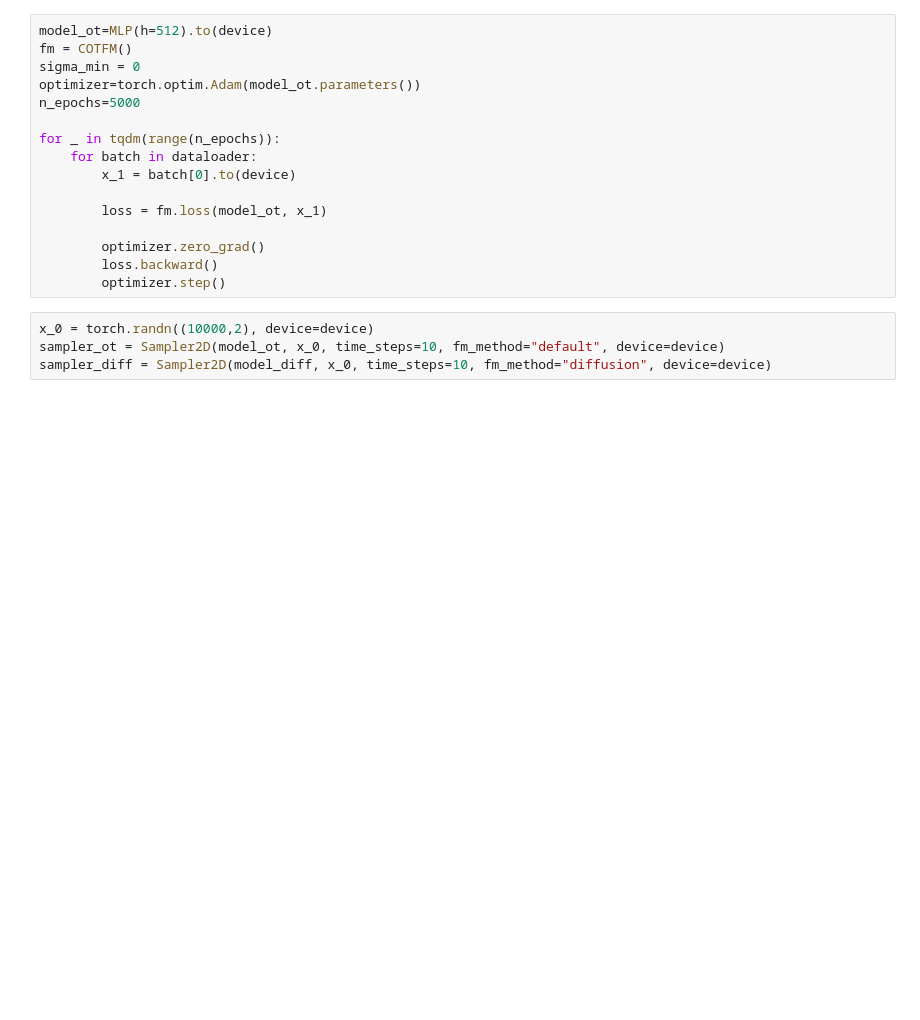
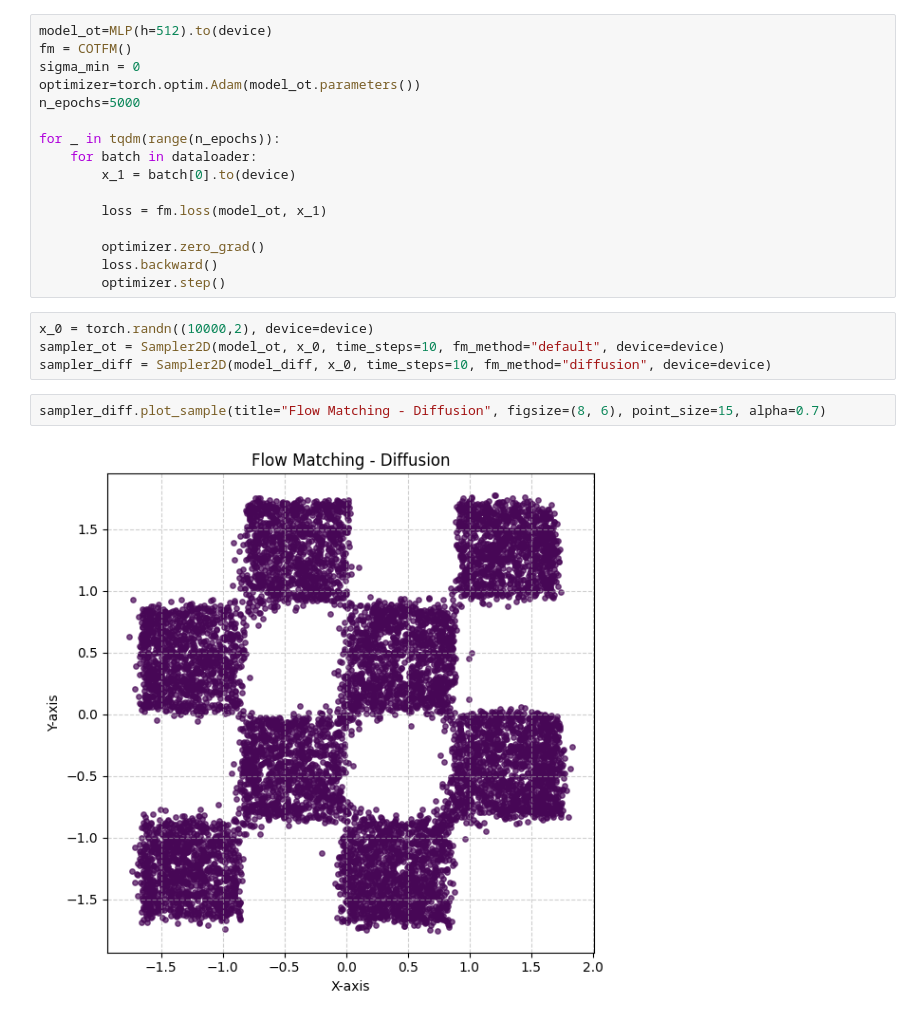
Before and after one commit to tarcisiobueno/flow-matching, a Jupyter notebook: 03-experiments.ipynb, the cells around one changed output. Cells and saved outputs as stored; diff of their text form; blank space fills up the shorter version.

```diff
--- a/03-experiments.ipynb
+++ b/03-experiments.ipynb
@@ -376,4 +68,8 @@ for _ in tqdm(range(n_epochs)):
 x_0 = torch.randn((10000,2), device=device)
 sampler_ot = Sampler2D(model_ot, x_0, time_steps=10, fm_method="default", device=device)
 sampler_diff = Sampler2D(model_diff, x_0, time_steps=10, fm_method="diffusion", device=device)
+# %%
+sampler_diff.plot_sample(title="Flow Matching - Diffusion", figsize=(8, 6), point_size=15, alpha=0.7)
+# %% [output]
+[figure, added]
 # %%
```
Also changed, not shown: parts of 19 cells of this notebook, 2 other files.
